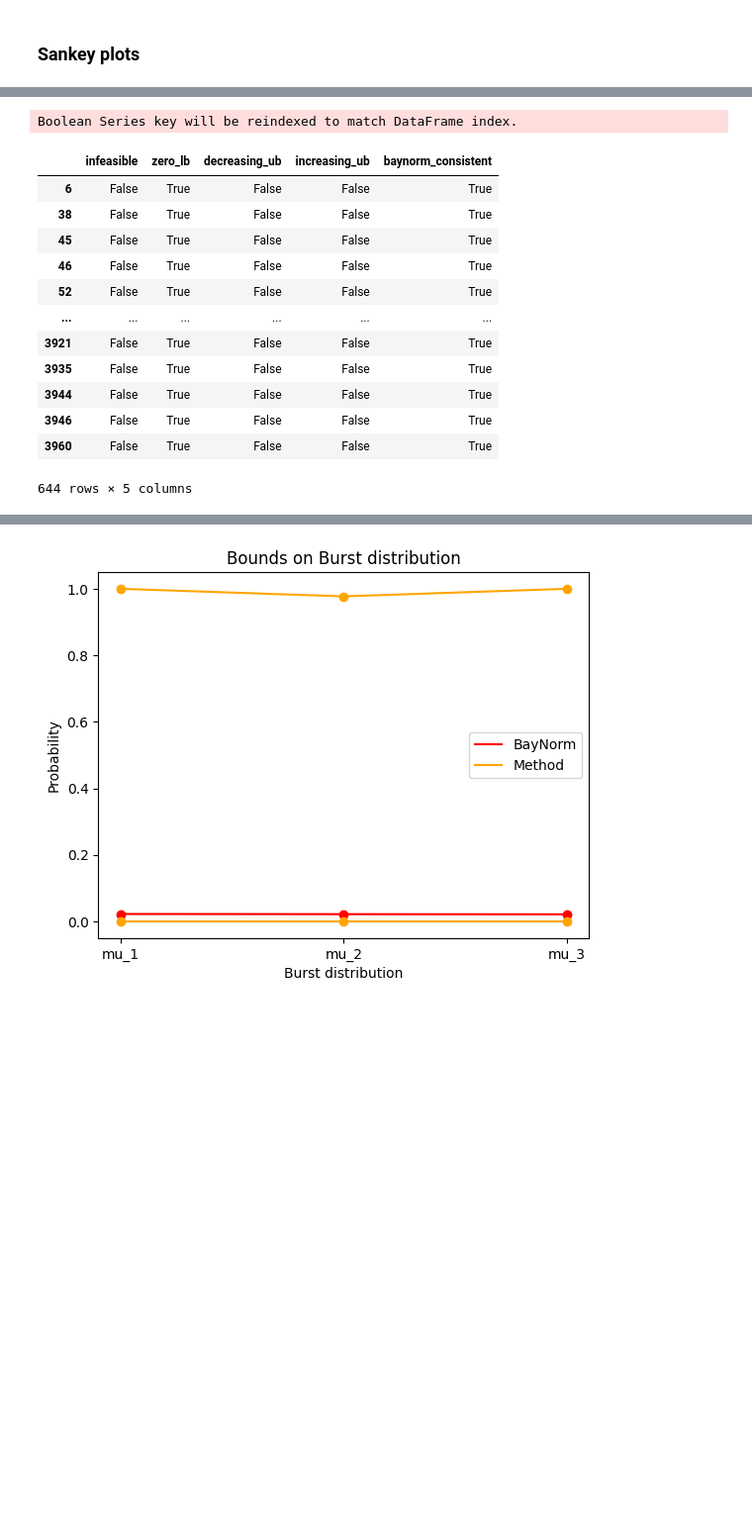
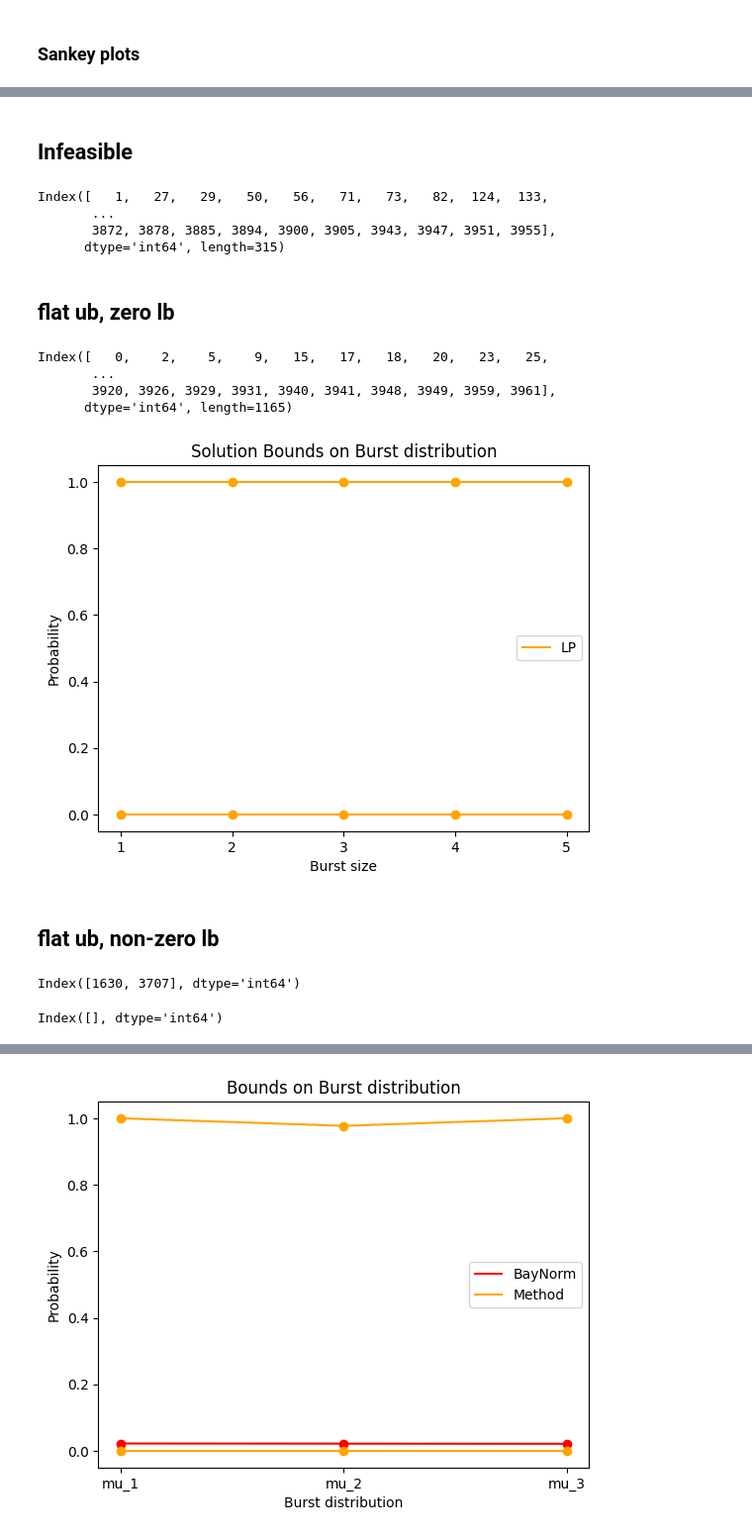
Before and after one commit to willjgh/M4R, a Jupyter notebook: results_analysis.ipynb, the cells around one changed output, grey strips where cells are left out. Shown at 99% size. Cells and saved outputs as stored; diff of their text form; code cells hidden in the pictures; blank space fills up the shorter version.

```diff
--- a/results_analysis.ipynb
+++ b/results_analysis.ipynb
@@ -434,17 +444,38 @@ For each intersection of categories we identify the genes that fall into this se
-# %%
-CAT_cast_concat[CAT_cast_concat['decreasing_ub'] == False][CAT_cast_concat['increasing_ub'] == False]
-# %% [output]
-Boolean Series key will be reindexed to match DataFrame index.
-|  | infeasible | zero_lb | decreasing_ub | increasing_ub | baynorm_consistent |
-| 6 | False | True | False | False | True |
-| 38 | False | True | False | False | True |
-| 45 | False | True | False | False | True |
-| 46 | False | True | False | False | True |
-| 52 | False | True | False | False | True |
-| ... | ... | ... | ... | ... | ... |
-| 3921 | False | True | False | False | True |
-| 3935 | False | True | False | False | True |
-| 3944 | False | True | False | False | True |
-| 3946 | False | True | False | False | True |
-| 3960 | False | True | False | False | True |
-644 rows × 5 columns
+# %% [markdown]
+## Infeasible
+# %%
+# infeasible genes
+CAT_LP_cast_concat[CAT_LP_cast_concat["infeasible"]].index
+# %% [output]
+Index([   1,   27,   29,   50,   56,   71,   73,   82,  124,  133,
+       ...
+       3872, 3878, 3885, 3894, 3900, 3905, 3943, 3947, 3951, 3955],
+      dtype='int64', length=315)
+# %% [markdown]
+## flat ub, zero lb
+# %%
+# flat ub, zero lb
+CAT_LP_cast_concat[CAT_LP_cast_concat['increasing_ub'] == True][CAT_LP_cast_concat['decreasing_ub'] == True][CAT_LP_cast_concat['zero_lb'] == True].index
+# %% [output]
+Index([   0,    2,    5,    9,   15,   17,   18,   20,   23,   25,
+       ...
+       3920, 3926, 3929, 3931, 3940, 3941, 3948, 3949, 3959, 3961],
+      dtype='int64', length=1165)
+# %%
+i = 0
+result = LP_cast_concat.iloc[i]
+plot_dist(result, label="LP")
+# %% [output]
+[figure, added]
+# %% [markdown]
+## flat ub, non-zero lb
+# %%
+# flat ub, non-zero lb
+CAT_LP_cast_concat[CAT_LP_cast_concat['increasing_ub'] == True][CAT_LP_cast_concat['decreasing_ub'] == True][CAT_LP_cast_concat['zero_lb'] == False].index
+# %% [output]
+Index([1630, 3707], dtype='int64')
+# %%
+# flat ub, non-zero lb
+CAT_LP_cast_mesc[CAT_LP_cast_mesc['increasing_ub'] == True][CAT_LP_cast_mesc['decreasing_ub'] == True][CAT_LP_cast_mesc['zero_lb'] == False].index
+# %% [output]
+Index([], dtype='int64')
```
Also changed, not shown: parts of 25 cells of this notebook.
